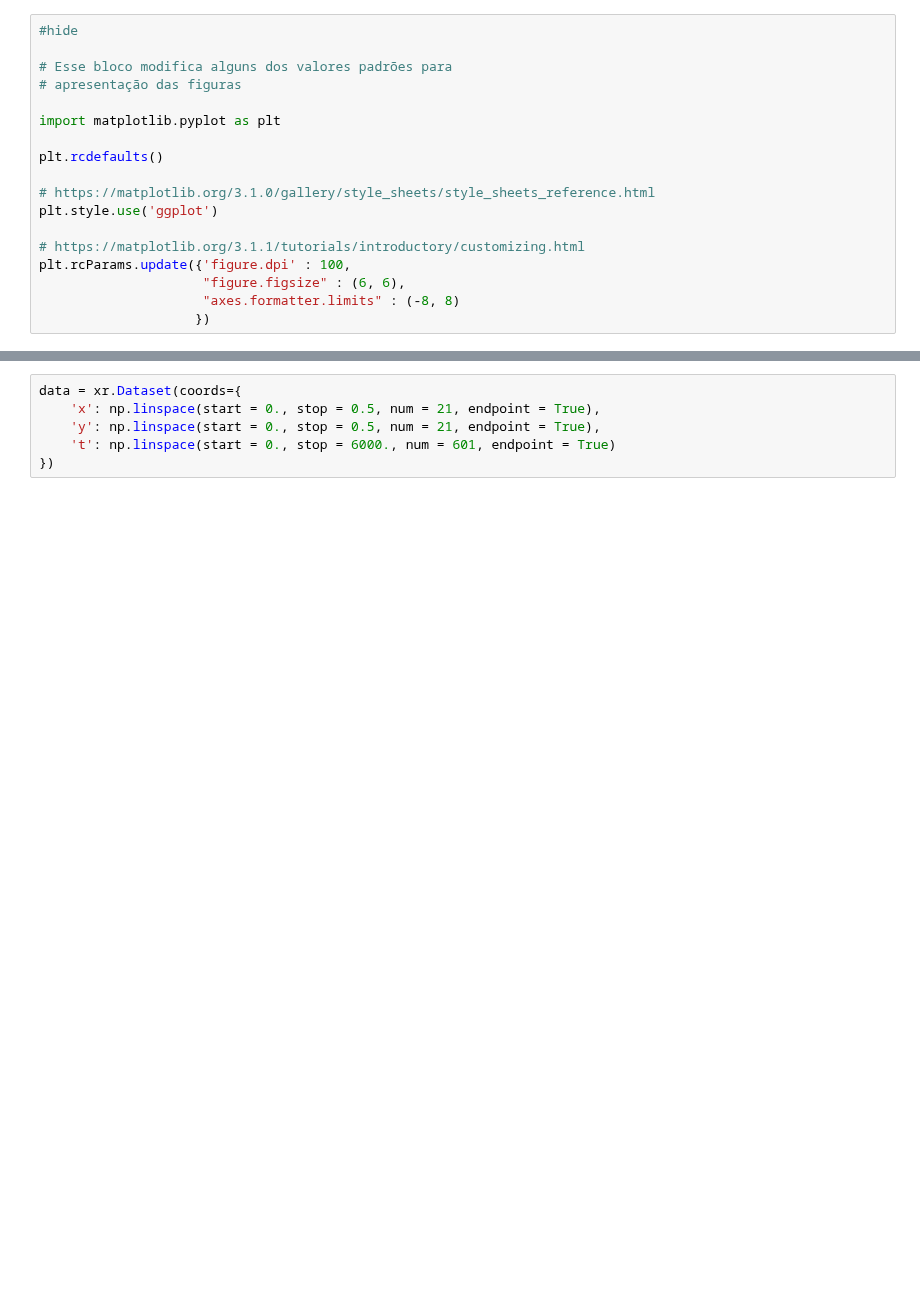
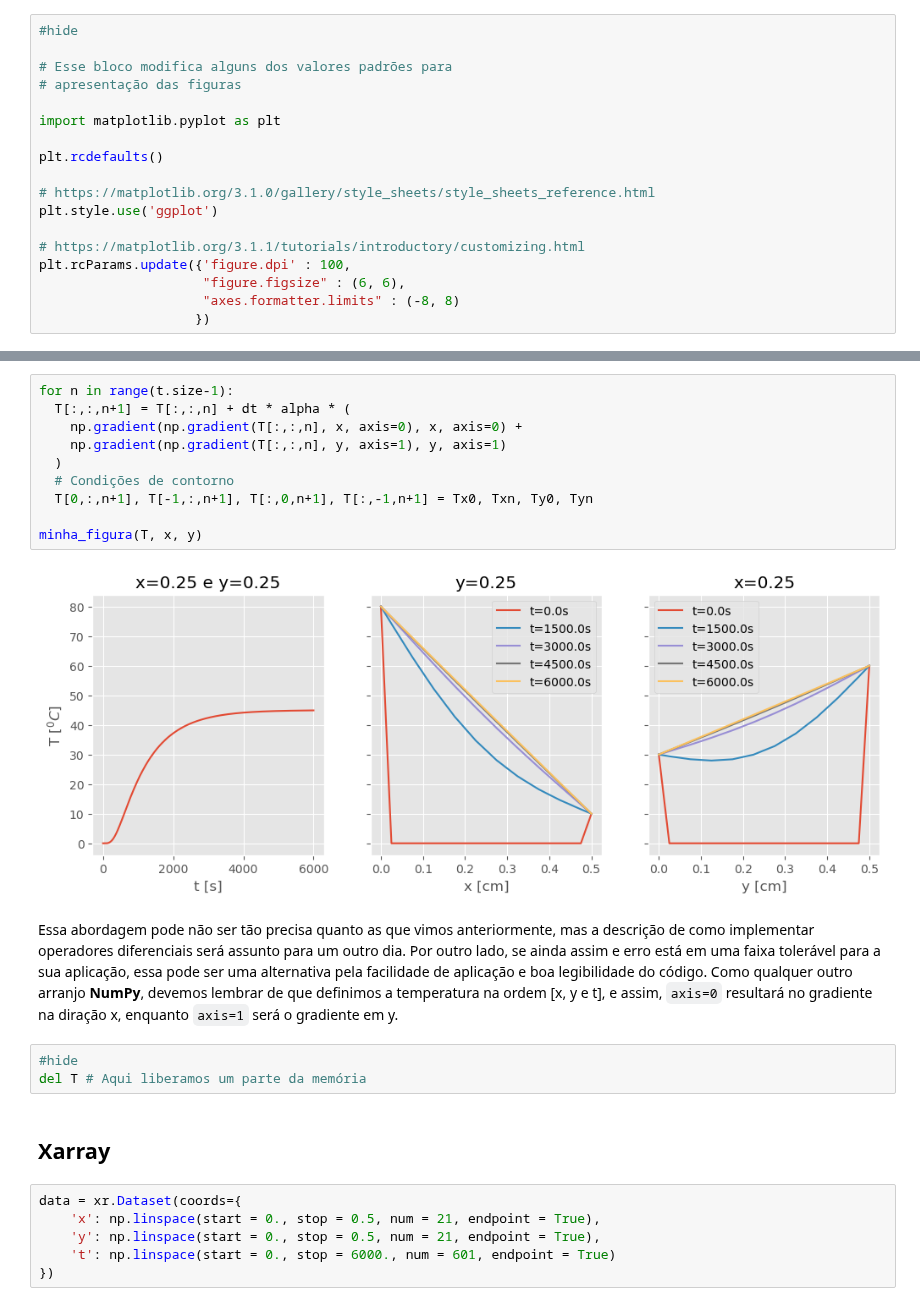
Before and after one commit to fschuch/aprenda.py, a Jupyter notebook: _notebooks/2020-06-05-conducao-de-calor-transiente-bidimensional.ipynb, the cells around one changed output, grey strips where cells are left out. Drawn from its saved outputs; the diff is of its cells as text; blank space fills up the shorter version.

```diff
--- a/_notebooks/2020-06-05-conducao-de-calor-transiente-bidimensional.ipynb
+++ b/_notebooks/2020-06-05-conducao-de-calor-transiente-bidimensional.ipynb
@@ -46,3 +279,24 @@ alpha = k / (rho * cp)
+# %%
+for n in range(t.size-1):
+  T[:,:,n+1] = T[:,:,n] + dt * alpha * (
+    np.gradient(np.gradient(T[:,:,n], x, axis=0), x, axis=0) +
+    np.gradient(np.gradient(T[:,:,n], y, axis=1), y, axis=1)
+  )
+  # Condições de contorno
+  T[0,:,n+1], T[-1,:,n+1], T[:,0,n+1], T[:,-1,n+1] = Tx0, Txn, Ty0, Tyn
+
+minha_figura(T, x, y)
+# %% [output]
+[figure, added]
+# %% [markdown]
+Essa abordagem pode não ser tão precisa quanto as que vimos anteriormente, mas a descrição de como implementar operadores diferenciais será assunto para um outro dia.
+Por outro lado, se ainda assim e erro está em uma faixa tolerável para a sua aplicação, essa pode ser uma alternativa pela facilidade de aplicação e boa legibilidade do código.
+Como qualquer outro arranjo **NumPy**, devemos lembrar de que definimos a temperatura na ordem [x, y e t], e assim, `axis=0` resultará no gradiente na diração x, enquanto `axis=1` será o gradiente em y.
+# %%
+#hide
+del T # Aqui liberamos um parte da memória
+# %% [markdown]
+## Xarray
 # %%
 data = xr.Dataset(coords={
     'x': np.linspace(start = 0., stop = 0.5, num = 21, endpoint = True),
```
Also changed, not shown: parts of 39 cells of this notebook.
